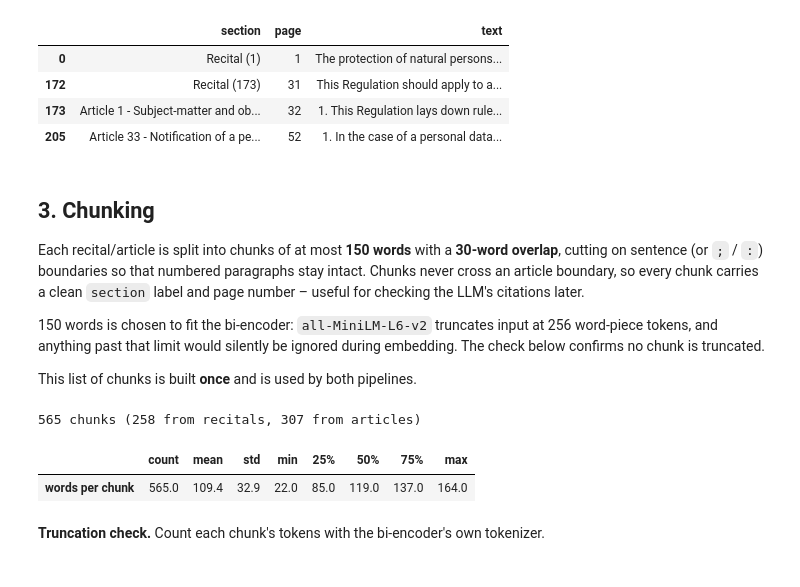
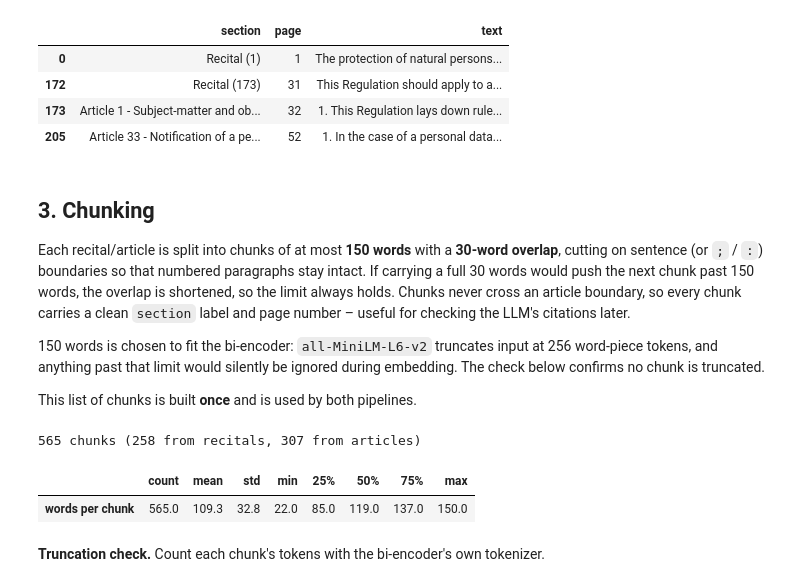
Before and after one commit to Sourav-Nath-01/RAG-Assignment-Baseline-vs.-Re-Ranking, a Jupyter notebook: RAG_Reranking.ipynb, the cells around one changed output. Saved outputs shown, nothing was run; the diff lists cells and outputs as text; code cells hidden in the pictures.

Commit message:
Fix chunk limit and gold matching

```diff
--- a/RAG_Reranking.ipynb
+++ b/RAG_Reranking.ipynb
@@ -233,7 +233,8 @@ pd.DataFrame(units)[["section", "page", "text"]].iloc[[0, 172, 173, 205]]
 ## 3. Chunking
 
 Each recital/article is split into chunks of at most **150 words** with a **30-word overlap**, cutting on
-sentence (or `;` / `:`) boundaries so that numbered paragraphs stay intact. Chunks never cross an article
+sentence (or `;` / `:`) boundaries so that numbered paragraphs stay intact. If carrying a full 30 words would push
+the next chunk past 150 words, the overlap is shortened, so the limit always holds. Chunks never cross an article
 boundary, so every chunk carries a clean `section` label and page number – useful for checking the LLM's
 citations later.
 
@@ -258,35 +259,38 @@ def chunk_units(units, max_words=CHUNK_MAX_WORDS, overlap=CHUNK_OVERLAP):
                 words = words[max_words - overlap:]
             if words:
                 pieces.append(" ".join(words))
 
         # greedily pack pieces into chunks, carrying the last `overlap` words forward
         buf = []
         for piece in pieces:
             if buf and len(" ".join(buf + [piece]).split()) > max_words:
                 chunks.append({"section": u["section"], "page": u["page"], "text": " ".join(buf)})
-                buf = [" ".join(" ".join(buf).split()[-overlap:])]
+                # carry up to `overlap` words, but never so many that overlap + next piece exceeds max_words
+                keep = min(overlap, max_words - len(piece.split()))
+                buf = [" ".join(" ".join(buf).split()[-keep:])] if keep > 0 else []
             buf.append(piece)
         if buf:
             chunks.append({"section": u["section"], "page": u["page"], "text": " ".join(buf)})
 
     for i, c in enumerate(chunks):
         c["chunk_id"] = i
     return chunks
 
 
 chunks = chunk_units(units)          # <- the single shared corpus for both pipelines
 chunk_texts = [c["text"] for c in chunks]
 chunks_df = pd.DataFrame(chunks).set_index("chunk_id")
 
 word_counts = chunks_df["text"].str.split().str.len()
+assert word_counts.max() <= CHUNK_MAX_WORDS, "a chunk exceeds the word limit"
 print(f"{len(chunks)} chunks "
       f"({chunks_df.section.str.startswith('Recital').sum()} from recitals, "
       f"{chunks_df.section.str.startswith('Article').sum()} from articles)")
 word_counts.describe().round(1).to_frame("words per chunk").T
 # %% [output]
 565 chunks (258 from recitals, 307 from articles)
 |  | count | mean | std | min | 25% | 50% | 75% | max |
-| words per chunk | 565.0 | 109.4 | 32.9 | 22.0 | 85.0 | 119.0 | 137.0 | 164.0 |
+| words per chunk | 565.0 | 109.3 | 32.8 | 22.0 | 85.0 | 119.0 | 137.0 | 150.0 |
 # %% [markdown]
 **Truncation check.** Count each chunk's tokens with the bi-encoder's own tokenizer.
 # %%
```
Also changed, not shown: parts of 9 cells of this notebook, 7 other files.
